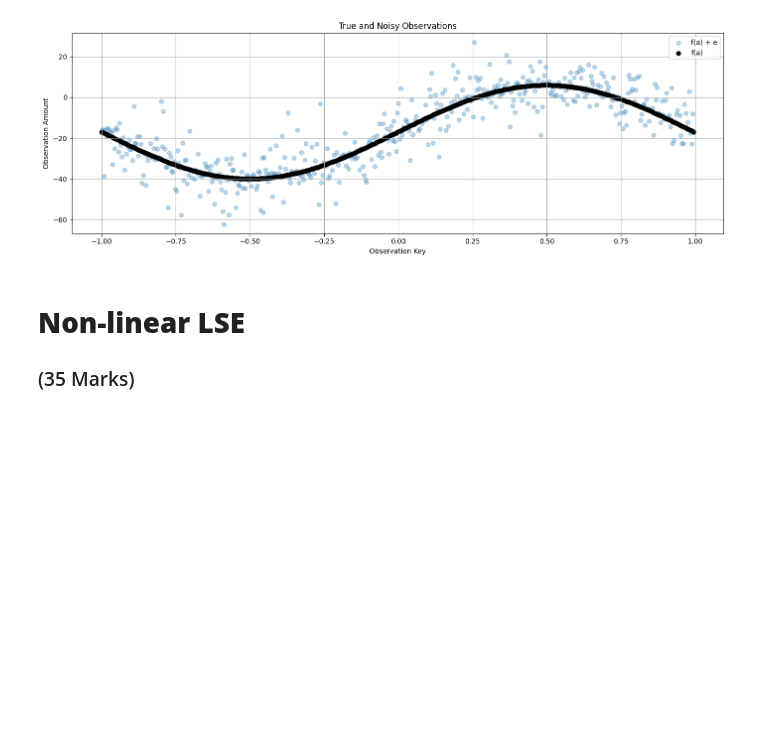
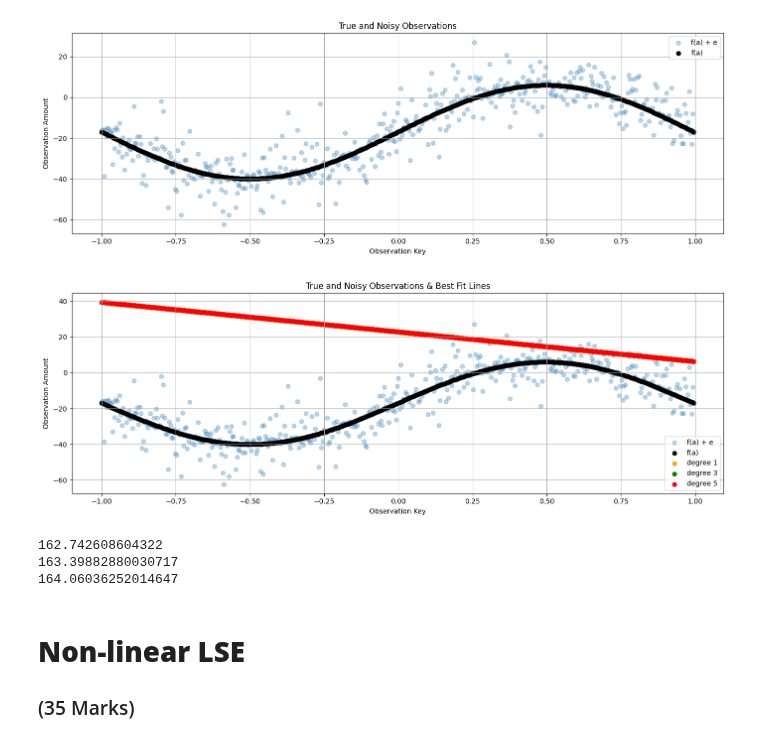
Before and after one commit to azizaahsan1/engg680_2024_fall, a Jupyter notebook: Lab_Assignment2/Assignment2.ipynb, the cells around one changed output. Saved outputs shown, nothing was run; the diff lists cells and outputs as text; code cells hidden in the pictures; blank space fills up the shorter version.

```diff
--- a/Lab_Assignment2/Assignment2.ipynb
+++ b/Lab_Assignment2/Assignment2.ipynb
@@ -123,34 +147,56 @@ def fit_polynomial_curve(a: np.ndarray, l: np.ndarray, P: np.ndarray, deg: int)
 # call the fit_polynomial_curve function and fetch the results
 # use polynomial degrees of: 1, 3 ,5
 # (1 marks)
-# ...
+
+deg1=fit_polynomial_curve(x_values,l,P,1)
+
+deg3=fit_polynomial_curve(x_values,l,P,3)
+
+deg5=fit_polynomial_curve(x_values,l,P,5)
 # %%
 # step 7
 # use the estimated coefficients x and constants array a, construct polynomial functions for each degree
 # hint: use polyval function from numpy library (check input argument carefully)
 # (1 marks)
 
-line_uw = #...
-cubic_uw = #...
-quintic_uw = #...
+line_uw = np.polyval(deg1[0], x_values)
+cubic_uw = np.polyval(deg3[0], x_values)
+quintic_uw = np.polyval(deg5[0], x_values)
 # %%
 # step 8
 # use the matplotlib to plot each polynomial function, noisy observations l, true observations l_true, together in one single figure
 # for the polynomials of line, cubic and quintic, use color of orange, green and red respectively.
 # (2 marks)
 
 fig, ax = plt.subplots(nrows=1, ncols=1, figsize=(14, 5))
-# ...
 
+plt.scatter(x_values,l, label='f(a) + e', color='tab:blue', marker='o', alpha=0.3)
+plt.scatter(x_values,l_true, label='f(a)', color='k')
+plt.scatter(x_values,line_uw, label='degree 1', color='orange')
+plt.scatter(x_values,cubic_uw, label='degree 3', color='green')
+plt.scatter(x_values,quintic_uw, label='degree 5', color='red')
+
+plt.xlabel('Observation Key')
+plt.ylabel('Observation Amount')
+plt.title('True and Noisy Observations & Best Fit Lines')
+plt.legend(loc='lower right')
 
 ax.grid(True, which='both',ls='-',color='0.65')
 
 fig.tight_layout()
+# %% [output]
+[figure, added]
 # %%
 # step 9
 # print the a posterier variance factor for each polynomial function
 # (3 marks)
-# ...
+print(deg1[2])
+print(deg3[2])
+print(deg5[2])
+# %% [output]
+162.742608604322
+163.39882880030717
+164.06036252014647
 # %%
 # step 10
 # compute and print the norm between the predicted observations (output from each polynomial function) and the true observations
```
Also changed, not shown: parts of 2 cells of this notebook, 1 other file.
